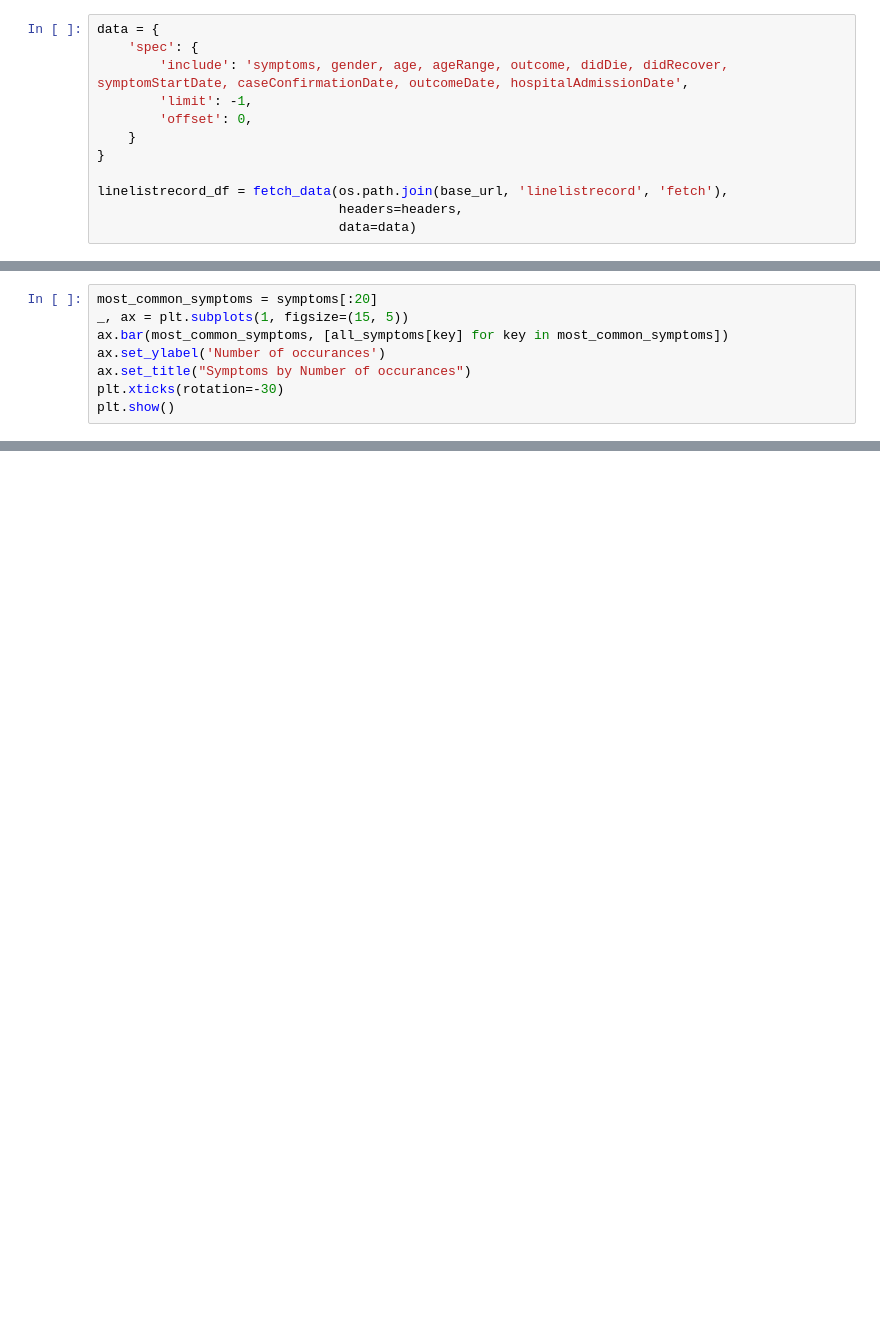
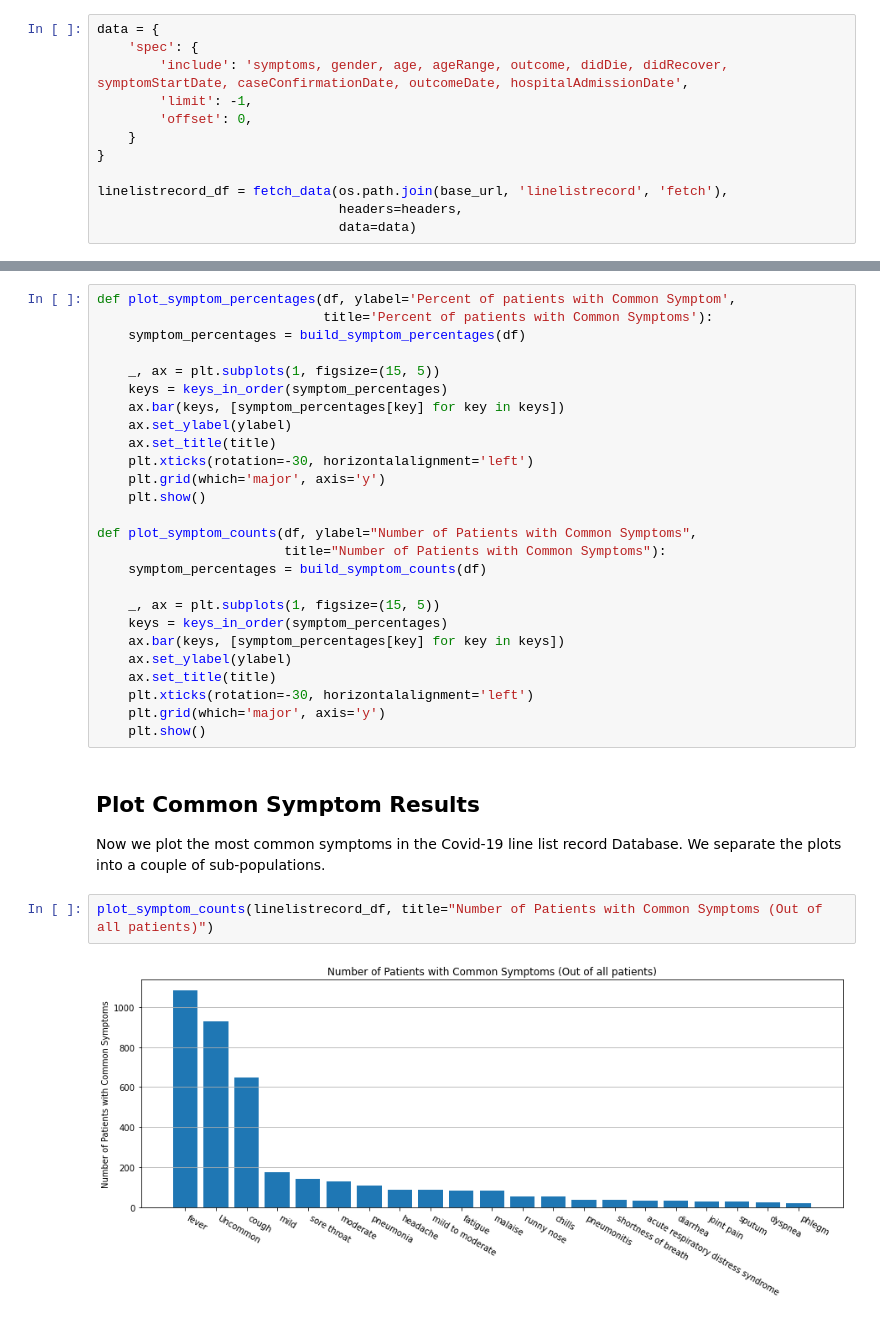
Before and after one commit to c3aidti/EpidemiologyExample, a Jupyter notebook: python/EpidemiologyExample.ipynb, the cells around one changed output, grey strips where cells are left out. Drawn from its saved outputs; the diff is of its cells as text; blank space fills up the shorter version.

```diff
--- a/python/EpidemiologyExample.ipynb
+++ b/python/EpidemiologyExample.ipynb
@@ -71,8 +75,0 @@ print(symptoms[:20])
-# %%
-most_common_symptoms = symptoms[:20]
-_, ax = plt.subplots(1, figsize=(15, 5))
-ax.bar(most_common_symptoms, [all_symptoms[key] for key in most_common_symptoms])
-ax.set_ylabel('Number of occurances')
-ax.set_title("Symptoms by Number of occurances")
-plt.xticks(rotation=-30)
-plt.show()
@@ -80,0 +160,34 @@ plt.show()
+# %%
+def plot_symptom_percentages(df, ylabel='Percent of patients with Common Symptom',
+                             title='Percent of patients with Common Symptoms'):
+    symptom_percentages = build_symptom_percentages(df)
+
+    _, ax = plt.subplots(1, figsize=(15, 5))
+    keys = keys_in_order(symptom_percentages)
+    ax.bar(keys, [symptom_percentages[key] for key in keys])
+    ax.set_ylabel(ylabel)
+    ax.set_title(title)
+    plt.xticks(rotation=-30, horizontalalignment='left')
+    plt.grid(which='major', axis='y')
+    plt.show()
+
+def plot_symptom_counts(df, ylabel="Number of Patients with Common Symptoms",
+                        title="Number of Patients with Common Symptoms"):
+    symptom_percentages = build_symptom_counts(df)
+
+    _, ax = plt.subplots(1, figsize=(15, 5))
+    keys = keys_in_order(symptom_percentages)
+    ax.bar(keys, [symptom_percentages[key] for key in keys])
+    ax.set_ylabel(ylabel)
+    ax.set_title(title)
+    plt.xticks(rotation=-30, horizontalalignment='left')
+    plt.grid(which='major', axis='y')
+    plt.show()
+# %% [markdown]
+## Plot Common Symptom Results
+
+Now we plot the most common symptoms in the Covid-19 line list record Database. We separate the plots into a couple of sub-populations.
+# %%
+plot_symptom_counts(linelistrecord_df, title="Number of Patients with Common Symptoms (Out of all patients)")
+# %% [output]
+[figure, added]
```
Also changed, not shown: parts of 20 cells of this notebook.
